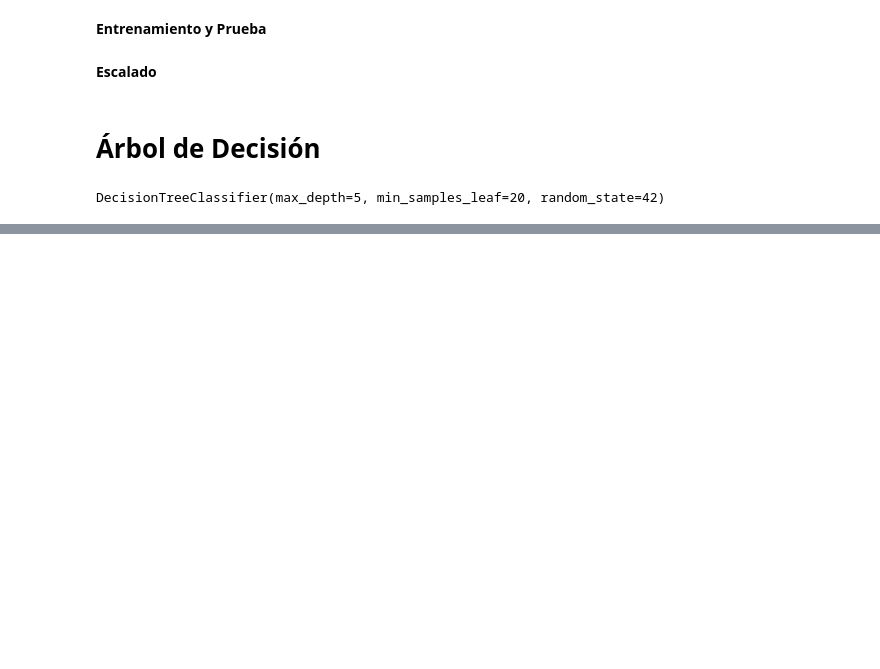
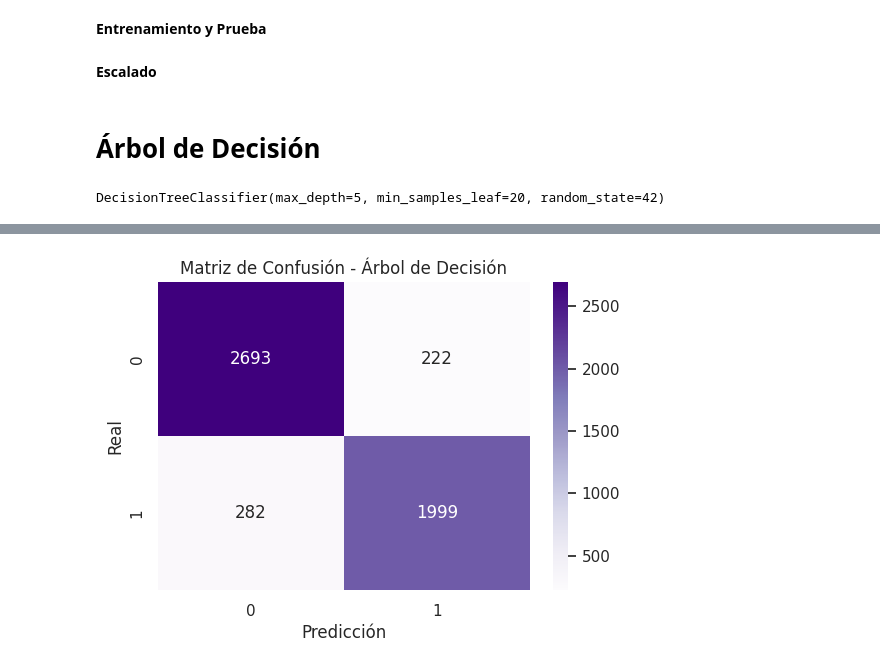
Before and after one commit to tomasrojas88/Data_Science_1, a Jupyter notebook: Satisfacción_Clientes_Aerolíneas.ipynb, the cells around one changed output, grey strips where cells are left out. Cells and saved outputs as stored; diff of their text form; code cells hidden in the pictures; blank space fills up the shorter version.

```diff
--- a/Satisfacción_Clientes_Aerolíneas.ipynb
+++ b/Satisfacción_Clientes_Aerolíneas.ipynb
@@ -832,0 +849,11 @@ y_prob_dt = dt.predict_proba(X_test_scaled)[:,1]  # para ROC/AUC
+# %%
+# Matriz de confusión
+cm_dt = confusion_matrix(y_test, y_pred_dt)
+plt.figure(figsize=(6,4))
+sns.heatmap(cm_dt, annot=True, fmt="d", cmap="Purples", xticklabels=le.classes_, yticklabels=le.classes_)
+plt.title("Matriz de Confusión - Árbol de Decisión")
+plt.xlabel("Predicción")
+plt.ylabel("Real")
+plt.show()
+# %% [output]
+[figure, added]
```
Also changed, not shown: parts of 2 cells of this notebook.
